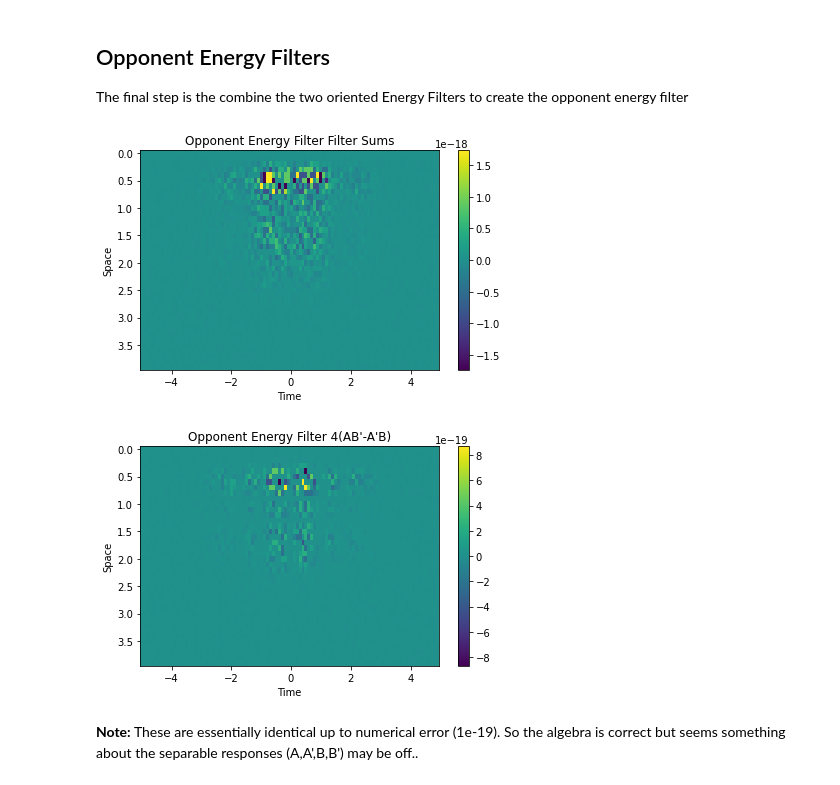
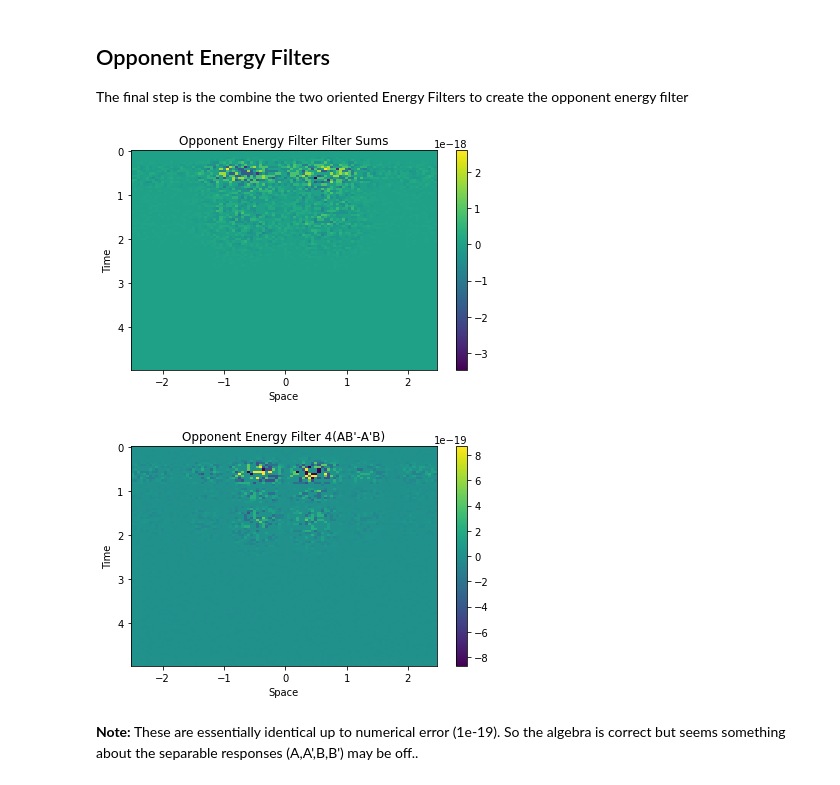
Before and after one commit to vdutell/linearfiltering, a Jupyter notebook: adelsonbergen1984.ipynb, the cells around one changed output. Drawn from its saved outputs; the diff is of its cells as text; code cells hidden in the pictures.

```diff
--- a/adelsonbergen1984.ipynb
+++ b/adelsonbergen1984.ipynb
@@ -97,7 +98,6 @@ Text(0.5, 1.0, 'Temporal Filter Quadrature Pairs')
 # %% [markdown]
 ## Separable Spatiotemporal Filters
 # %%
-
 def spatiotemporal_filter(x,t, n=3, k=1, order=2):
     #spatial component
     if order == 2:
@@ -121,8 +121,8 @@ def spatiotemporal_filter(x,t, n=3, k=1, order=2):
     return response
 
 
-space = np.arange(-5,5,0.1)
-times = np.arange(0,4,0.1)
+space = np.arange(-2.5,2.5,0.05)
+times = np.arange(0,5,0.05)
 s,t = np.meshgrid(space,times)
 
 #create responses
@@ -136,7 +136,7 @@ norm = mpl.colors.Normalize(vmin=rmin, vmax=rmax)
 
 
 #plot
-plt.subplot(2,2,1)
+plt.subplot(2,2,1, aspect='equal')
 plt.pcolormesh(space,times,st_response_a.T, norm=norm, shading='auto')
 #plt.pcolormesh(times,space,st_response_1a, norm=norm, shading='auto')
 plt.gca().invert_yaxis()
@@ -145,7 +145,7 @@ plt.xlabel('Space')
 plt.colorbar()
 plt.title("Spatiotemporal Filter A")
 
-plt.subplot(2,2,2)
+plt.subplot(2,2,2, aspect='equal')
 plt.pcolormesh(space,times,st_response_apr.T, norm=norm, shading='auto')
 #plt.pcolormesh(times,space,st_response_1b, norm=norm, shading='auto')
 plt.gca().invert_yaxis()
@@ -154,7 +154,7 @@ plt.xlabel('Space')
 plt.colorbar()
 plt.title("Spatiotemporal Filter A'")
 
-plt.subplot(2,2,3)
+plt.subplot(2,2,3, aspect='equal')
 #plt.pcolormesh(times,space,st_response_2b, norm=norm, shading='auto')
 plt.pcolormesh(space,times,st_response_b.T, norm=norm, shading='auto')
 plt.gca().invert_yaxis()
@@ -164,7 +164,7 @@ plt.colorbar()
 plt.title("Spatiotemporal Filter Pair B")
 plt.tight_layout()
 
-plt.subplot(2,2,4)
+plt.subplot(2,2,4, aspect='equal')
 plt.pcolormesh(space,times,st_response_bpr.T, norm=norm, shading='auto')
 #plt.pcolormesh(times,space,st_response_2a, norm=norm, shading='auto')
 plt.gca().invert_yaxis()
@@ -273,28 +277,30 @@ The final step is the combine the two oriented Energy Filters to create the oppo
 # %%
 opponent_energy = oriented_energy_p - oriented_energy_n
 opponent_energy_equiv = 4*((st_response_a*st_response_bpr) - (st_response_apr*st_response_b))
 
 plt.pcolormesh(space,times,opponent_energy.T, shading='auto')
+plt.gca().set_aspect('auto')
 plt.gca().invert_yaxis()
-plt.ylabel('Space')
-plt.xlabel('Time')
+plt.xlabel('Space')
+plt.ylabel('Time')
 plt.colorbar()
 plt.title("Opponent Energy Filter Filter Sums")
 plt.tight_layout()
 
 plt.show()
 
 plt.pcolormesh(space,times,opponent_energy_equiv.T, shading='auto')
+plt.gca().set_aspect('auto')
 plt.gca().invert_yaxis()
-plt.ylabel('Space')
-plt.xlabel('Time')
+plt.xlabel('Space')
+plt.ylabel('Time')
 plt.colorbar()
 plt.title("Opponent Energy Filter 4(AB'-A'B)")
 plt.tight_layout()
 
 plt.show()
 # %% [output]
-[figure, old version]
+[figure, new version]
-[figure, old version]
+[figure, new version]
 # %% [markdown]
 **Note:** These are essentially identical up to numerical error (1e-19). So the algebra is correct but seems something about the separable responses (A,A',B,B') may be off..
```
Also changed, not shown: parts of 14 cells of this notebook.
